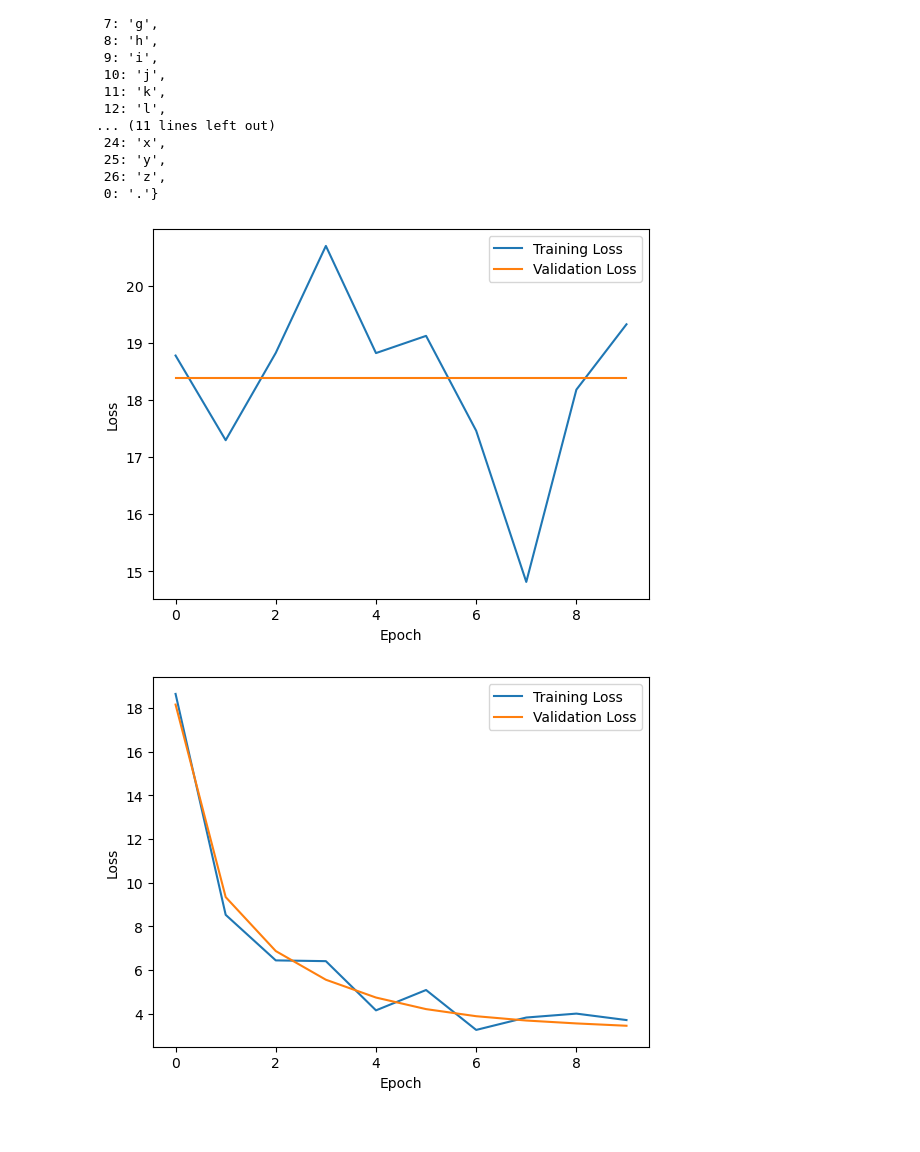
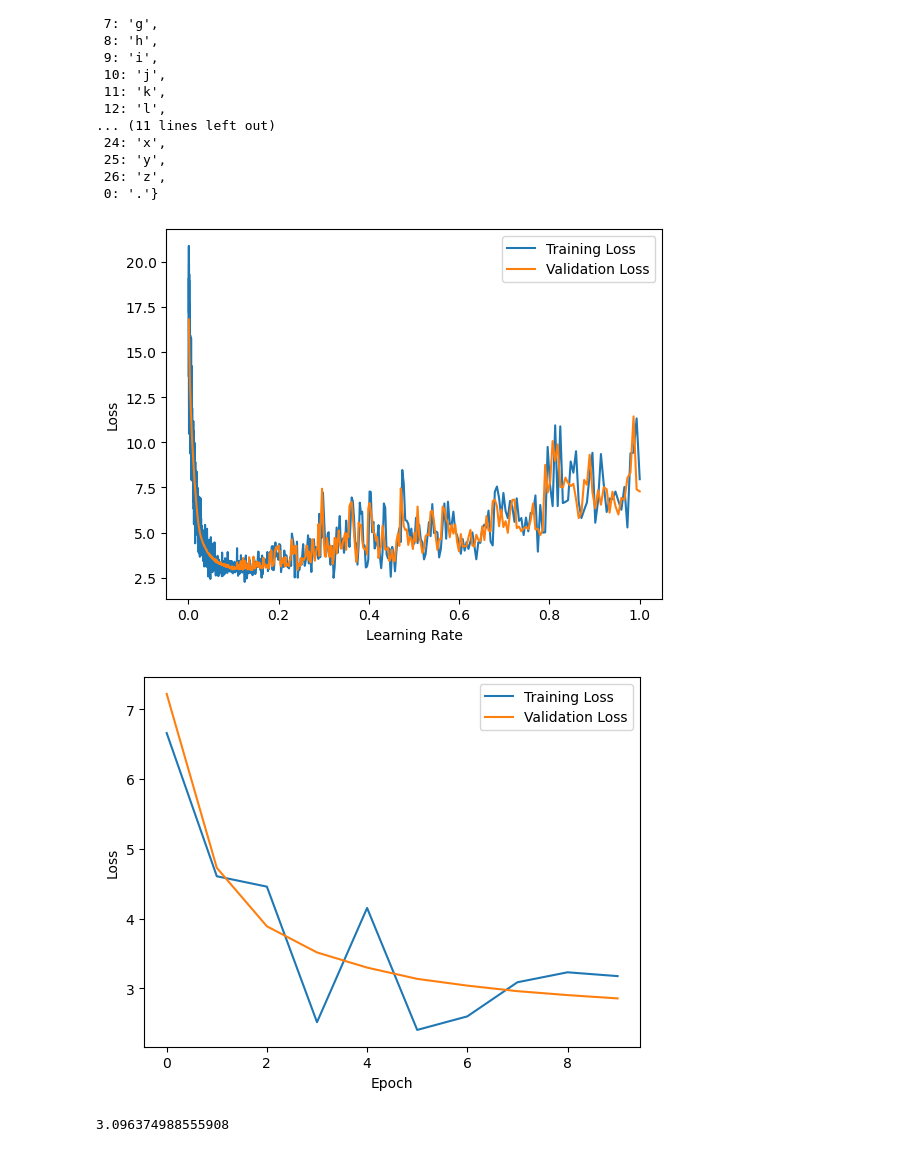
Before and after one commit to kamal-tanwar/makemore, a Jupyter notebook: mlp-exercise.ipynb, the cells around one changed output. Cells and saved outputs as stored; diff of their text form; code cells hidden in the pictures.

Commit message:
fixed learning rate bug

```diff
--- a/mlp-exercise.ipynb
+++ b/mlp-exercise.ipynb
@@ -108,34 +108,55 @@ class MyNeuralNetwork:
             if isinstance(learning_rate, float):
                 for p in self.parameters:
                     p.data += -learning_rate * p.grad
+                if epoch % 100 == 0:
+                    val_loss.append(self.validate(Xdev, Ydev))
+                    train_loss.append(loss.item())
             elif isinstance(learning_rate, list):
+                lrs = []
                 for p in self.parameters:
                     p.data += -learning_rate[epoch] * p.grad
-
-            if epoch % 100 == 0:
+                lrs.append(learning_rate[epoch])
                 val_loss.append(self.validate(Xdev, Ydev))
                 train_loss.append(loss.item())
+
+
+
                 # print(f'Epoch {epoch}, Training Loss: {loss.item()}, Validation Loss: {val_loss[-1]}')
 
         return train_loss, val_loss
 # %%
-def visualize_loss(train_loss, val_loss):
-    plt.plot(train_loss, label='Training Loss')
-    plt.plot(val_loss, label='Validation Loss')
-    plt.xlabel('Epoch')
-    plt.ylabel('Loss')
-    plt.legend()
-    plt.show()
+def visualize_loss(train_loss, val_loss, learning_rates=None):
+    if learning_rates == None:
+        plt.plot(train_loss, label='Training Loss')
+        plt.plot(val_loss, label='Validation Loss')
+        plt.xlabel('Epoch (100x)')
+        plt.ylabel('Loss')
+        plt.legend()
+        plt.show()
+    else:
+        plt.plot(learning_rates, train_loss, label='Training Loss')
+        plt.plot(learning_rates, val_loss, label='Validation Loss')
+        # plt.xticks(learning_rates)
+        plt.xlabel('Learning Rate')
+        plt.ylabel('Loss')
+        plt.legend()
+        plt.show()
 # %%
 # Example usage with single learning rate
 net = MyNeuralNetwork()
-lrs = 10**torch.linspace(-3, 0, 1000)
+lrs = list(10**np.linspace(-3, 0, 1000))
+
 train_loss, val_loss = net.train(Xtr, Ytr, learning_rate=lrs, num_epochs=1000)
-visualize_loss(train_loss, val_loss)
+visualize_loss(train_loss, val_loss, learning_rates=lrs)
 
 
 train_loss, val_loss = net.train(Xtr, Ytr, learning_rate=0.01, num_epochs=1000)
 visualize_loss(train_loss, val_loss)
 # %% [output]
-[figure, old version]
+[figure, new version]
-[figure, old version]
+[figure, new version]
+# %%
+test_loss = net.validate(Xte, Yte)
+test_loss
+# %% [output]
+3.096374988555908
```
Also changed, not shown: parts of 1 cell of this notebook.
